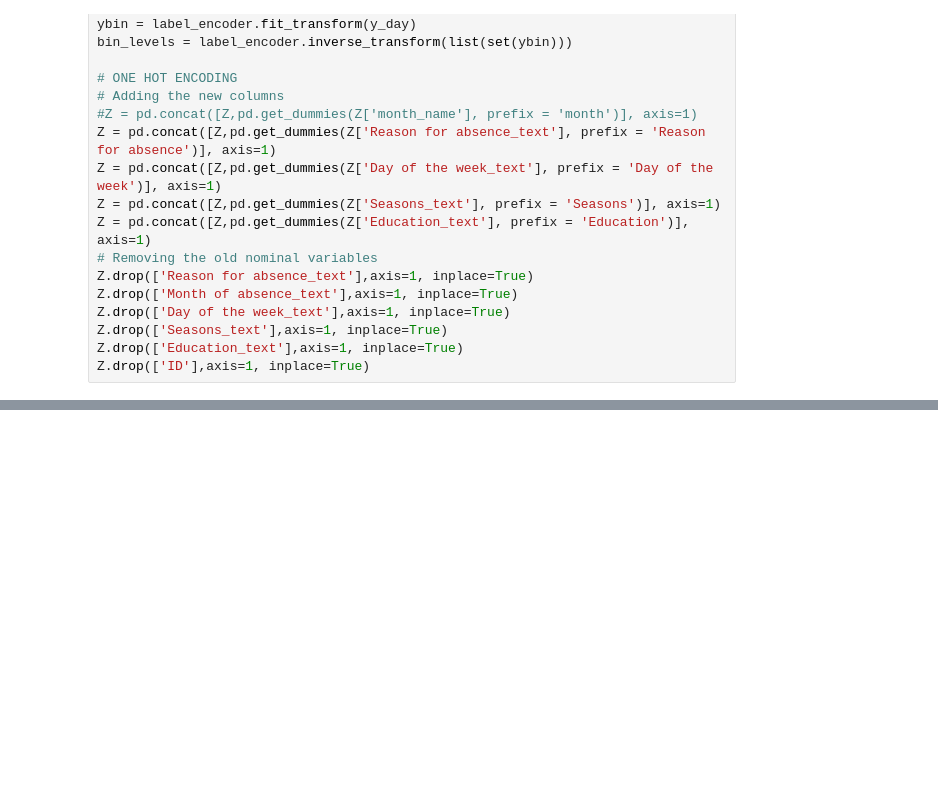
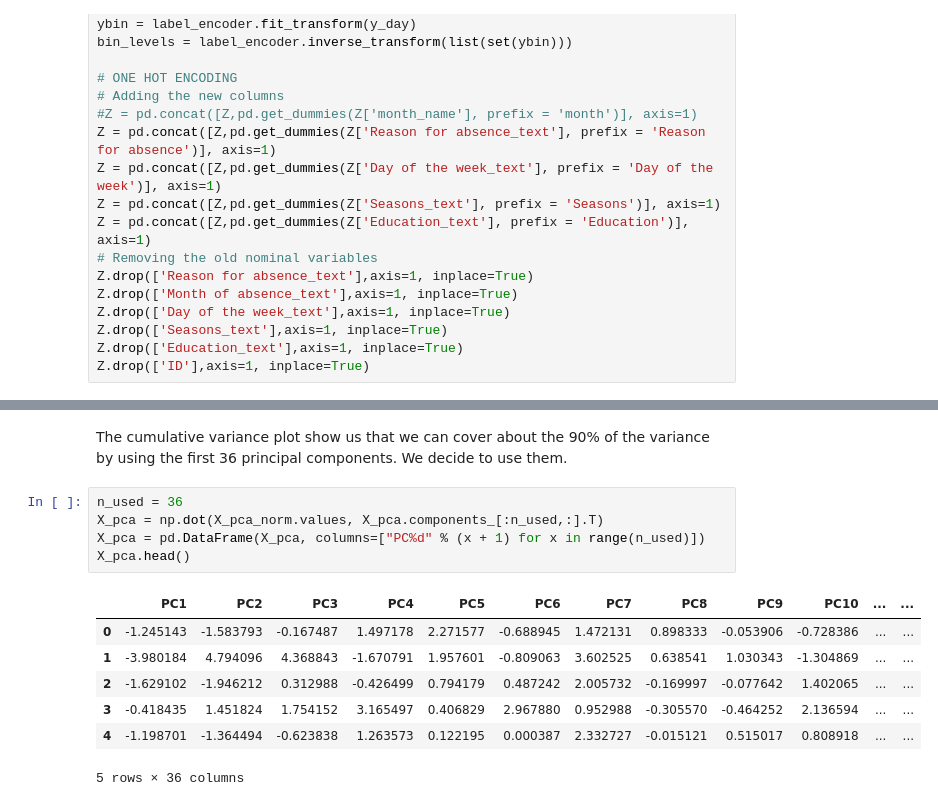
Before and after one commit to DHRUV6029/CMPE-255_NPDP, a Jupyter notebook: CMPE_255_NPDP.ipynb, the cells around one changed output, grey strips where cells are left out. Saved outputs shown, nothing was run; the diff lists cells and outputs as text; blank space fills up the shorter version.

Commit message:
PCA + Data Split

```diff
--- a/CMPE_255_NPDP.ipynb
+++ b/CMPE_255_NPDP.ipynb
@@ -2354,0 +2383,15 @@ Z.drop(['ID'],axis=1, inplace=True)
+# %% [markdown]
+The cumulative variance plot show us that we can cover about the 90% of the variance by using the first 36 principal components. We decide to use them.
+# %%
+n_used = 36
+X_pca = np.dot(X_pca_norm.values, X_pca.components_[:n_used,:].T)
+X_pca = pd.DataFrame(X_pca, columns=["PC%d" % (x + 1) for x in range(n_used)])
+X_pca.head()
+# %% [output]
+|  | PC1 | PC2 | PC3 | PC4 | PC5 | PC6 | PC7 | PC8 | PC9 | PC10 | ... | ... |
+| 0 | -1.245143 | -1.583793 | -0.167487 | 1.497178 | 2.271577 | -0.688945 | 1.472131 | 0.898333 | -0.053906 | -0.728386 | ... | ... |
+| 1 | -3.980184 | 4.794096 | 4.368843 | -1.670791 | 1.957601 | -0.809063 | 3.602525 | 0.638541 | 1.030343 | -1.304869 | ... | ... |
+| 2 | -1.629102 | -1.946212 | 0.312988 | -0.426499 | 0.794179 | 0.487242 | 2.005732 | -0.169997 | -0.077642 | 1.402065 | ... | ... |
+| 3 | -0.418435 | 1.451824 | 1.754152 | 3.165497 | 0.406829 | 2.967880 | 0.952988 | -0.305570 | -0.464252 | 2.136594 | ... | ... |
+| 4 | -1.198701 | -1.364494 | -0.623838 | 1.263573 | 0.122195 | 0.000387 | 2.332727 | -0.015121 | 0.515017 | 0.808918 | ... | ... |
+5 rows × 36 columns
```
Also changed, not shown: parts of 6 cells of this notebook.
